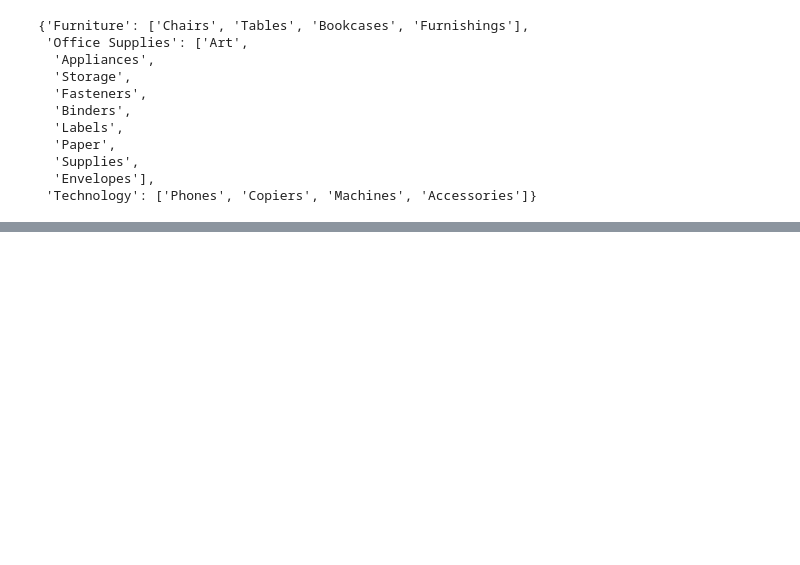
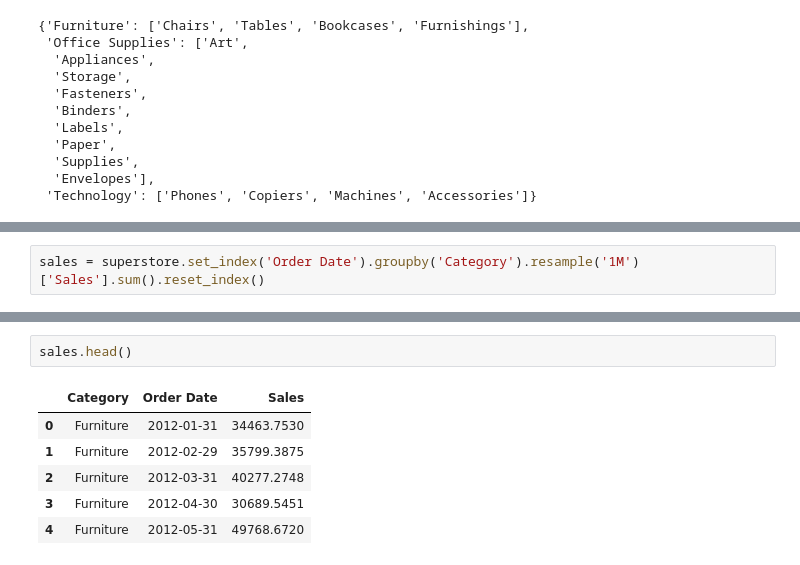
Before and after one commit to wwwebb42/python_tutorials, a Jupyter notebook: plotly_intro.ipynb, the cells around one changed output, grey strips where cells are left out. Saved outputs shown, nothing was run; the diff lists cells and outputs as text; blank space fills up the shorter version.

```diff
--- a/plotly_intro.ipynb
+++ b/plotly_intro.ipynb
@@ -319,0 +356,2 @@ cats
+# %%
+sales = superstore.set_index('Order Date').groupby('Category').resample('1M')['Sales'].sum().reset_index()
@@ -319,0 +380,9 @@ cats
+# %%
+sales.head()
+# %% [output]
+|  | Category | Order Date | Sales |
+| 0 | Furniture | 2012-01-31 | 34463.7530 |
+| 1 | Furniture | 2012-02-29 | 35799.3875 |
+| 2 | Furniture | 2012-03-31 | 40277.2748 |
+| 3 | Furniture | 2012-04-30 | 30689.5451 |
+| 4 | Furniture | 2012-05-31 | 49768.6720 |
```
Also changed, not shown: parts of 7 cells of this notebook.
